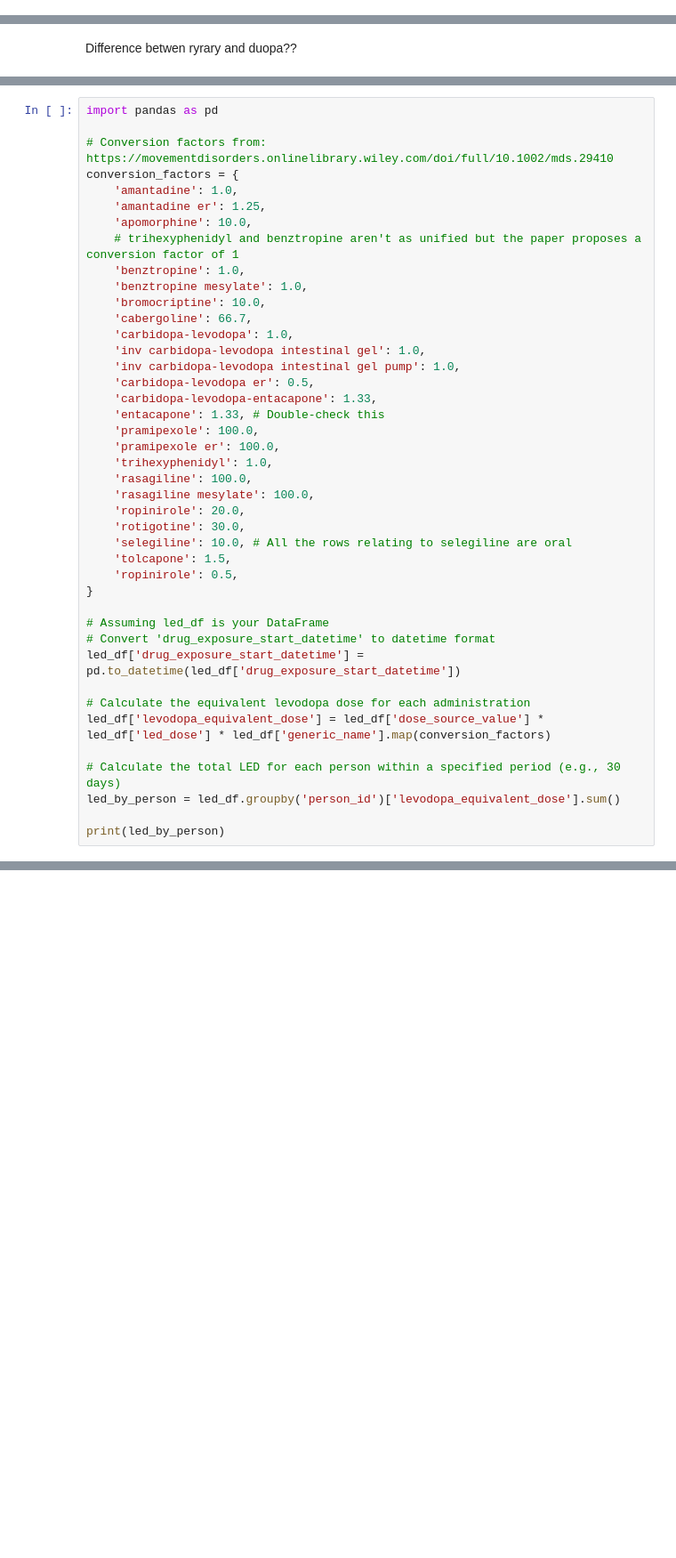
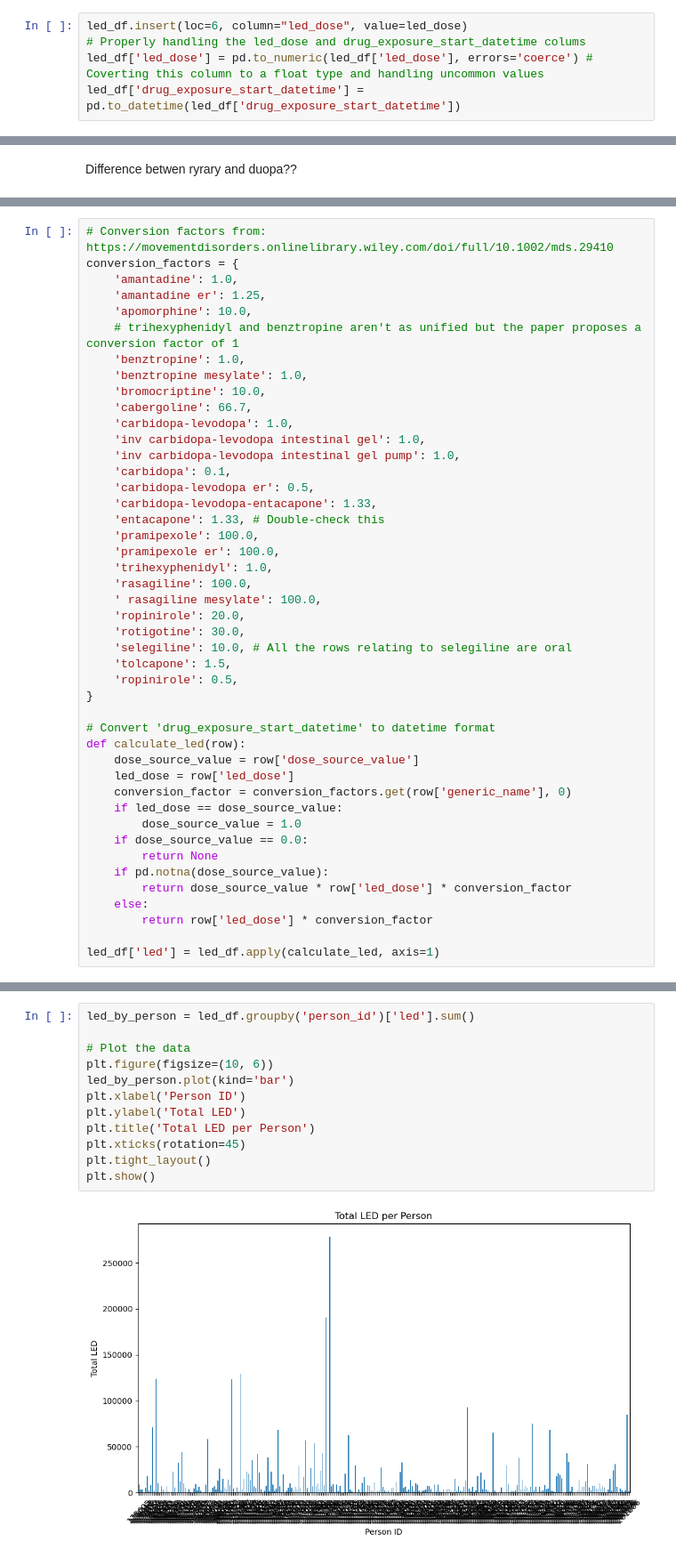
Before and after one commit to rdiazrincon/motor_fluctuations_pd, a Jupyter notebook: motor_fluctuations_pd.ipynb, the cells around one changed output, grey strips where cells are left out. Shown at 89% size. Drawn from its saved outputs; the diff is of its cells as text; blank space fills up the shorter version.

Commit message:
Plotting and exploring data

```diff
--- a/motor_fluctuations_pd.ipynb
+++ b/motor_fluctuations_pd.ipynb
@@ -2556,3 +2554,8 @@ led_df.insert(loc=6, column="led_dose", value=led_dose)
+# %%
+led_df.insert(loc=6, column="led_dose", value=led_dose)
+# Properly handling the led_dose and drug_exposure_start_datetime colums
+led_df['led_dose'] = pd.to_numeric(led_df['led_dose'], errors='coerce') # Coverting this column to a float type and handling uncommon values
+led_df['drug_exposure_start_datetime'] = pd.to_datetime(led_df['drug_exposure_start_datetime'])
 # %%
 len(drug_exposure)
 # %% [output]
@@ -2885,8 +2837,6 @@ sorted(led_df['generic_name'].unique())
  'tolcapone',
  'trihexyphenidyl']
 # %%
-import pandas as pd
-
 # Conversion factors from: https://movementdisorders.onlinelibrary.wiley.com/doi/full/10.1002/mds.29410
 conversion_factors = {
     'amantadine': 1.0,
@@ -2900,6 +2850,7 @@ conversion_factors = {
     'carbidopa-levodopa': 1.0,
     'inv carbidopa-levodopa intestinal gel': 1.0,
     'inv carbidopa-levodopa intestinal gel pump': 1.0,
+    'carbidopa': 0.1,
     'carbidopa-levodopa er': 0.5,
     'carbidopa-levodopa-entacapone': 1.33,
     'entacapone': 1.33, # Double-check this
@@ -2907,7 +2858,7 @@ conversion_factors = {
     'pramipexole er': 100.0,
     'trihexyphenidyl': 1.0,
     'rasagiline': 100.0,
-    'rasagiline mesylate': 100.0,
+    ' rasagiline mesylate': 100.0,
     'ropinirole': 20.0,
     'rotigotine': 30.0,
     'selegiline': 10.0, # All the rows relating to selegiline are oral
@@ -2915,14 +2866,18 @@ conversion_factors = {
     'ropinirole': 0.5,
 }
 
-# Assuming led_df is your DataFrame
 # Convert 'drug_exposure_start_datetime' to datetime format
-led_df['drug_exposure_start_datetime'] = pd.to_datetime(led_df['drug_exposure_start_datetime'])
+def calculate_led(row):
+    dose_source_value = row['dose_source_value']
+    led_dose = row['led_dose']
+    conversion_factor = conversion_factors.get(row['generic_name'], 0)
+    if led_dose == dose_source_value:
+        dose_source_value = 1.0
+    if dose_source_value == 0.0:
+        return None
+    if pd.notna(dose_source_value):
+        return dose_source_value * row['led_dose'] * conversion_factor
+    else:
+        return row['led_dose'] * conversion_factor
 
-# Calculate the equivalent levodopa dose for each administration
-led_df['levodopa_equivalent_dose'] = led_df['dose_source_value'] * led_df['led_dose'] * led_df['generic_name'].map(conversion_factors)
-
-# Calculate the total LED for each person within a specified period (e.g., 30 days)
-led_by_person = led_df.groupby('person_id')['levodopa_equivalent_dose'].sum()
-
-print(led_by_person)
+led_df['led'] = led_df.apply(calculate_led, axis=1)
@@ -2930,0 +2884,14 @@ KeyError: 'dosage_quantity'
+# %%
+led_by_person = led_df.groupby('person_id')['led'].sum()
+
+# Plot the data
+plt.figure(figsize=(10, 6))
+led_by_person.plot(kind='bar')
+plt.xlabel('Person ID')
+plt.ylabel('Total LED')
+plt.title('Total LED per Person')
+plt.xticks(rotation=45)
+plt.tight_layout()
+plt.show()
+# %% [output]
+[figure, added]
```
Also changed, not shown: parts of 38 cells of this notebook.
